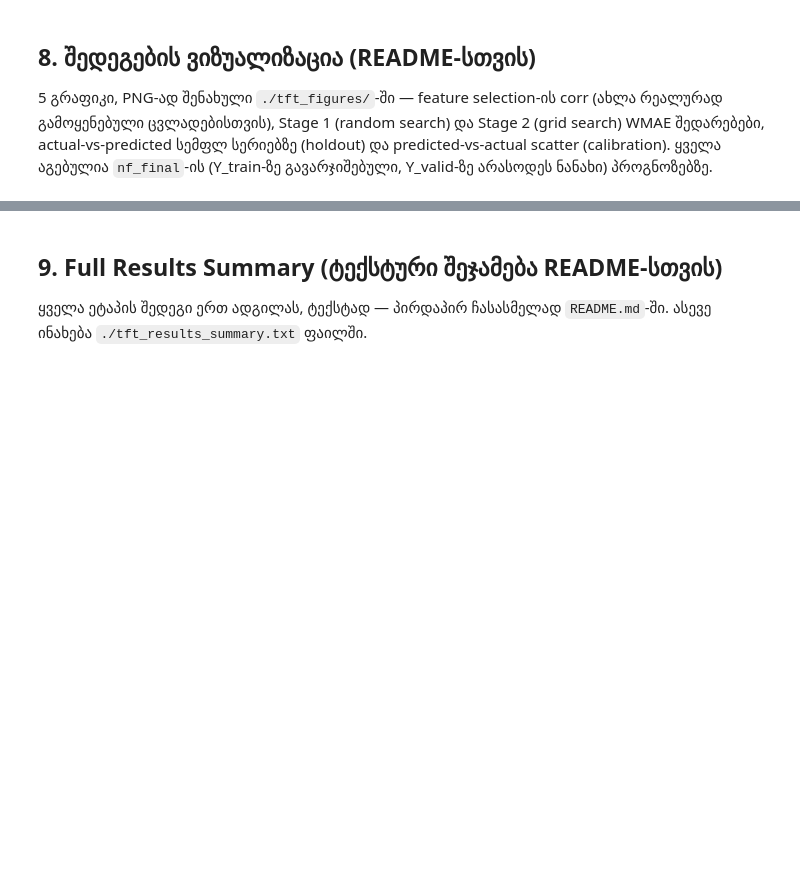
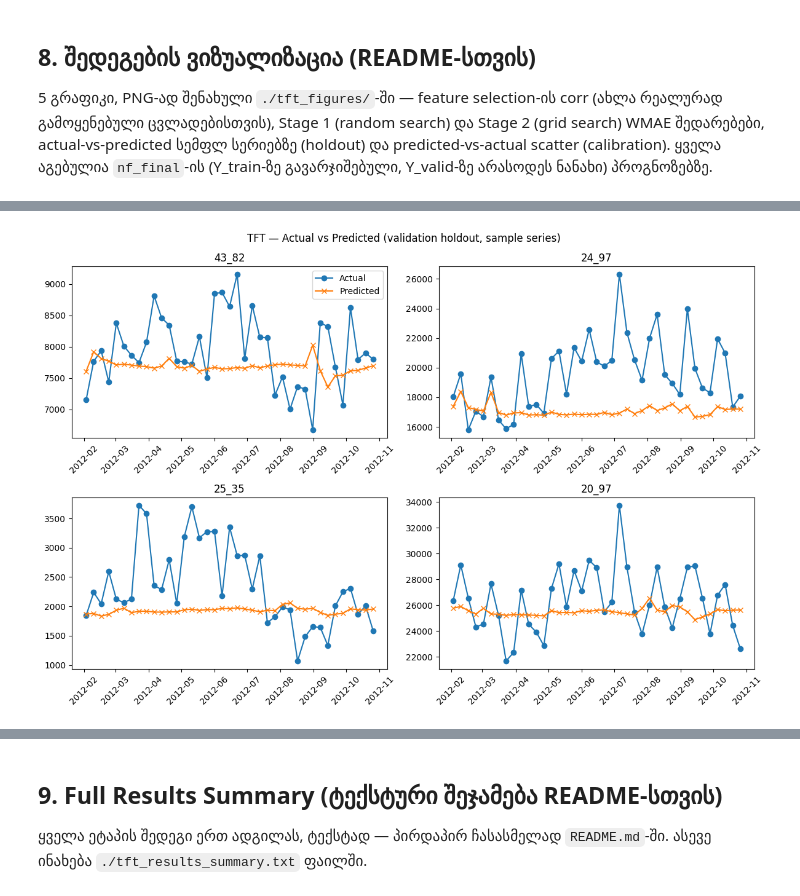
Before and after one commit to sophyrise/walmart-sales-forecasting, a Jupyter notebook: model-tft.ipynb, the cells around one changed output, grey strips where cells are left out. Saved outputs shown, nothing was run; the diff lists cells and outputs as text; code cells hidden in the pictures; blank space fills up the shorter version.

```diff
--- a/model-tft.ipynb
+++ b/model-tft.ipynb
@@ -358,6 +375,19 @@ valid_ids = [uid for uid in valid_ids if valid_date_sets.get(uid, set()) == expe
 print(f"არასრული/დუბლირებული calendar coverage-ის გამო გამოირიცხა: "
       f"{n_before_horizon_filter - len(valid_ids)} სერია (დარჩა: {len(valid_ids)})")
 
+# BUGFIX: row-count და Y_valid calendar coverage საკმარისი არ არის -- TFT-ის predict()
+# ერთდროულად ითხოვს ყველა ნაწვრთნი სერიის სრულ (unique_id, ds) კომბინაციას futr_df-ში;
+# თუნდაც ერთი სერიის ბოლო train-თარიღი cutoff_date-ს ჩამორჩეს (მაგ. Store-Dept-მა ცოტა
+# ხნით ადრე შეწყვიტა გაყიდვა, თუმცა საერთო row-count მაინც >= 2*HORIZON-ია), predict()
+# მთელი batch-ისთვის ჩავარდება ("missing combinations of ids and times in futr_df").
+# ამიტომ დამატებით ვამოწმებთ, რომ თითოეული დარჩენილი სერიის ბოლო train-თარიღი
+# ზუსტად cutoff_date-ს უდრის.
+train_last_dates = Y_train.groupby("unique_id")["ds"].max()
+n_before_train_tail_filter = len(valid_ids)
+valid_ids = [uid for uid in valid_ids if train_last_dates.get(uid) == cutoff_date]
+print(f"არასრული train-tail-ის გამო (ბოლო train-თარიღი != cutoff) გამოირიცხა: "
+      f"{n_before_train_tail_filter - len(valid_ids)} სერია (დარჩა: {len(valid_ids)})")
+
 Y_train = Y_train[Y_train["unique_id"].isin(valid_ids)].reset_index(drop=True)
 Y_valid = Y_valid[Y_valid["unique_id"].isin(valid_ids)].reset_index(drop=True)
 nf_df = nf_df[nf_df["unique_id"].isin(valid_ids)].reset_index(drop=True)
@@ -382,6 +413,18 @@ def build_futr_df(ids_ds_df: pd.DataFrame) -> pd.DataFrame:
     out = df.merge(store_exog[["Store", "ds"] + futr_exog_cols], on=["Store", "ds"], how="left")
     return out.drop(columns=["Store"])
 
+# BUGFIX: build_futr_df(valid_df) silently assumes every fitted series' last training
+# date is exactly cutoff_date, so Y_valid's dates line up with what nf.predict() expects.
+# That assumption breaks (ValueError: missing combinations of ids and times in futr_df)
+# whenever the two get out of sync -- e.g. if an upstream cell (valid_ids/cutoff_date)
+# was edited but this one wasn't rerun, so a stale df is still fit. build_futr_for_predict()
+# instead asks the ALREADY-FITTED nf object directly what (unique_id, ds) grid it expects
+# via make_future_dataframe() -- this can never go stale, since it reflects nf's own
+# fitted state, not our external assumptions about it.
+def build_futr_for_predict(nf) -> pd.DataFrame:
+    expected = nf.make_future_dataframe()
+    return build_futr_df(expected)
+
 # Y_train-შიც უკვე გვაქვს Store სვეტი (nf_cols-იდან) -- ვშლით, nf.fit()-ს არ სჭირდება
 Y_train = Y_train.drop(columns=["Store"])
 Y_valid_for_fit = Y_valid.drop(columns=["Store"])
@@ -449,7 +492,7 @@ def build_tft(cfg, h):
     )
 
 def evaluate(nf, valid_df):
-    futr = build_futr_df(valid_df[["unique_id", "ds"]])
+    futr = build_futr_for_predict(nf)
     preds = nf.predict(futr_df=futr)
     model_col = [c for c in preds.columns if c not in ("unique_id", "ds")][0]
     merged = preds.merge(valid_df[["unique_id", "ds", "y", "IsHoliday"]], on=["unique_id", "ds"], how="inner")
@@ -856,6 +980,6 @@ plt.show()
 # %%
 # nf_final-ის პროგნოზები Y_valid-ზე (holdout, არასოდეს ნანახი) -- შემდეგი ორი გრაფიკისთვის
-futr_valid = build_futr_df(Y_valid_for_fit[["unique_id", "ds"]])
+futr_valid = build_futr_for_predict(nf_final)
 preds_valid = nf_final.predict(futr_df=futr_valid)
 model_col = [c for c in preds_valid.columns if c not in ("unique_id", "ds")][0]
 merged_valid = preds_valid.merge(Y_valid_for_fit[["unique_id", "ds", "y"]], on=["unique_id", "ds"], how="inner")
@@ -874,3 +998,4 @@ fig.suptitle("TFT — Actual vs Predicted (validation holdout, sample series)")
 fig.tight_layout()
 fig.savefig(f"{FIGURES_DIR}/tft_actual_vs_predicted.png", dpi=150)
 plt.show()
+# %% [output]
@@ -877,3 +1004,4 @@ plt.show()
+[figure, added]
 # %%
 # 5) Predicted vs Actual scatter (calibration) -- მთელ validation holdout-ზე
 fig, ax = plt.subplots(figsize=(6, 6))
```
Also changed, not shown: parts of 20 cells of this notebook.
